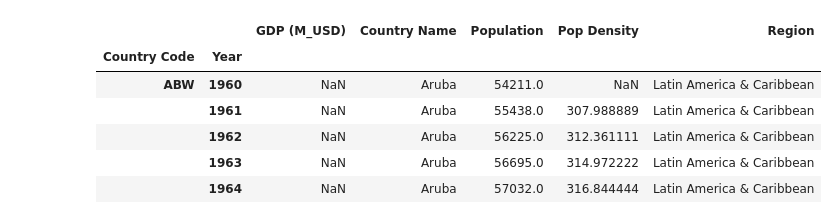
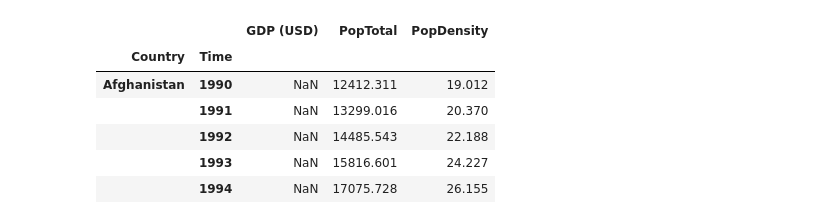
Before and after one commit to mohannashahrad/Borealis_AI_Plant_Tree_Project, a Jupyter notebook: preprocessing_scripts/GDP_DataProcessing.ipynb, the cells around one changed output. Saved outputs shown, nothing was run; the diff lists cells and outputs as text; code cells hidden in the pictures.

```diff
--- a/preprocessing_scripts/GDP_DataProcessing.ipynb
+++ b/preprocessing_scripts/GDP_DataProcessing.ipynb
@@ -54,4 +27,0 @@ display(population_df)
-# %%
-gdp_df.drop(['INDICATOR', 'SUBJECT', 'MEASURE', 'FREQUENCY', 'Flag Codes'], axis=1, inplace=True)
-gdp_df.rename(columns={"LOCATION": "Country Code", "TIME": "Year", "Value": "GDP (M_USD)"}, inplace=True)
-gdp_df.head()
@@ -75,0 +28,4 @@ population_df.head()
+# %%
+# Load Pop Dataset
+population_df = load_DF('https://raw.githubusercontent.com/mohannashahrad/Borealis_AI_Plant_Tree_Project/main/Data/Population_Data_1950_2100.csv', -1)
+population_df.head()
@@ -75,0 +39,8 @@ population_df.head()
+# %%
+gdp_df.drop(['Country Code', 'Indicator Name', 'Indicator Code', 'Unnamed: 65'], axis=1, inplace=True)
+gdp_df = pd.melt(gdp_df, id_vars='Country Name', var_name='Time', value_name='GDP (USD)')
+gdp_df.rename(columns={"Country Name": "Country"}, inplace=True)
+gdp_df['Time'] = gdp_df['Time'].astype(int)
+gdp_df = gdp_df[gdp_df.Time >= 1990]
+gdp_df = gdp_df[gdp_df.Time <= 2020]
+display(gdp_df)
@@ -75,0 +61,7 @@ population_df.head()
+# %%
+population_df.drop(['LocID', 'VarID', 'Variant', 'MidPeriod', 'PopMale', 'PopFemale'], axis=1, inplace=True)
+population_df.rename(columns={"Location": "Country"}, inplace=True)
+population_df['Time'] = population_df['Time'].astype(int)
+population_df = population_df[population_df.Time >= 1990]
+population_df = population_df[population_df.Time <= 2020]
+display(population_df)
@@ -76,16 +82,16 @@ population_df.head()
 # %%
-gdp_index = gdp_df.set_index(['Country Code', 'Year'])
-pop_index = population_df.set_index(['Country Code', 'Year'])
+gdp_index = gdp_df.set_index(['Country', 'Time'])
+pop_index = population_df.set_index(['Country', 'Time'])
 merged_df = gdp_index.join(pop_index, how='outer')
 merged_df.head()
 # %% [output]
-|  |  | GDP (M_USD) | Country Name | Population | Pop Density | Region |
-| Country Code | Year |  |  |  |  |  |
-| ABW | 1960 | NaN | Aruba | 54211.0 | NaN | Latin America & Caribbean |
-|  | 1961 | NaN | Aruba | 55438.0 | 307.988889 | Latin America & Caribbean |
-|  | 1962 | NaN | Aruba | 56225.0 | 312.361111 | Latin America & Caribbean |
-|  | 1963 | NaN | Aruba | 56695.0 | 314.972222 | Latin America & Caribbean |
-|  | 1964 | NaN | Aruba | 57032.0 | 316.844444 | Latin America & Caribbean |
+|  |  | GDP (USD) | PopTotal | PopDensity |
+| Country | Time |  |  |  |
+| Afghanistan | 1990 | NaN | 12412.311 | 19.012 |
+|  | 1991 | NaN | 13299.016 | 20.370 |
+|  | 1992 | NaN | 14485.543 | 22.188 |
+|  | 1993 | NaN | 15816.601 | 24.227 |
+|  | 1994 | NaN | 17075.728 | 26.155 |
 # %%
 merged_df.reset_index(inplace=True)
 merged_df.to_csv("pop_gdp.csv")
```
Also changed, not shown: parts of 7 cells of this notebook.
